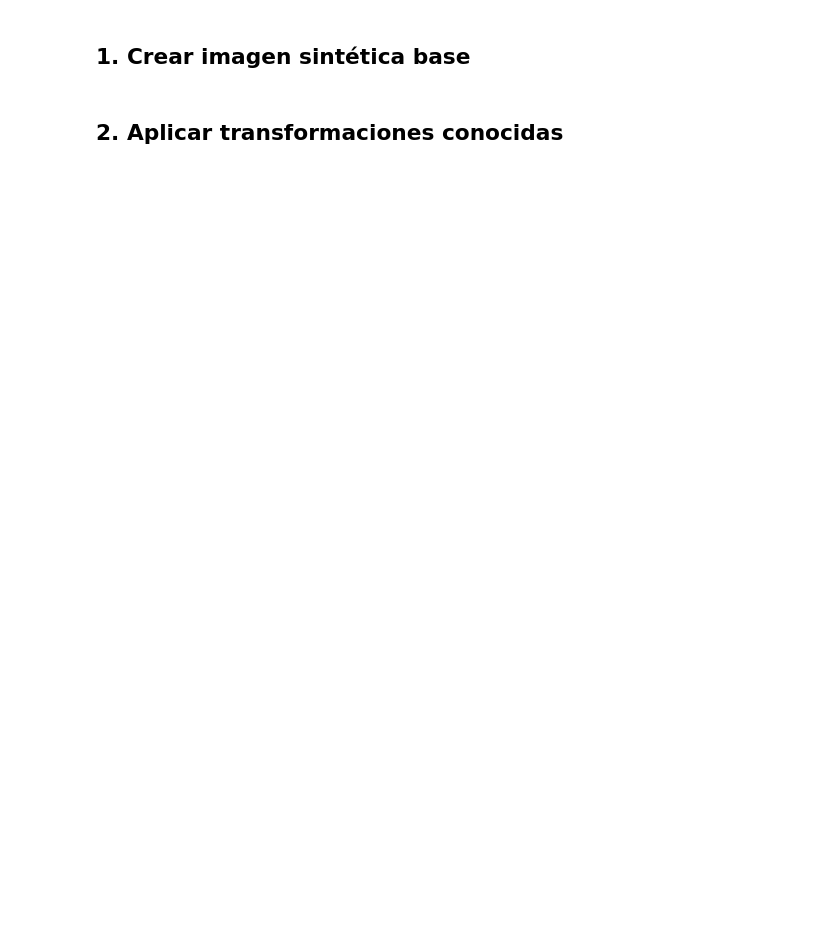
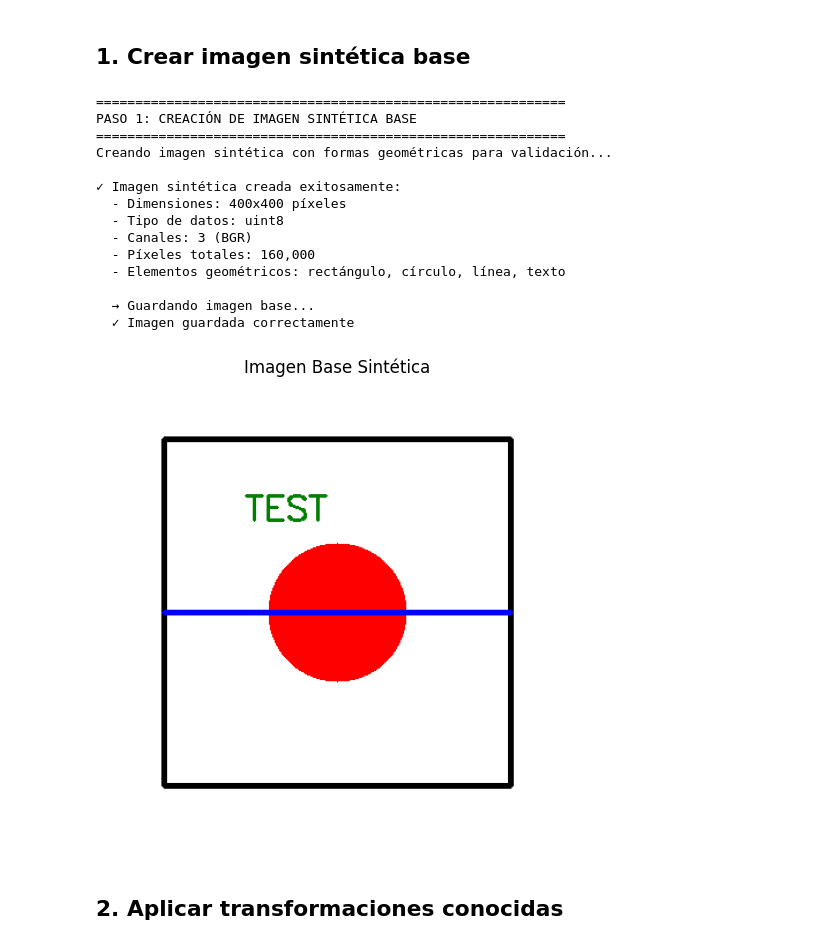
Before and after one commit to DanielaBuitrago-06/Trabajo2, a Jupyter notebook: notebooks/1_validate_img_synthetic.ipynb, the cells around one changed output. Saved outputs shown, nothing was run; the diff lists cells and outputs as text; code cells hidden in the pictures; blank space fills up the shorter version.

```diff
--- a/notebooks/1_validate_img_synthetic.ipynb
+++ b/notebooks/1_validate_img_synthetic.ipynb
@@ -50,18 +71,66 @@ sys.stdout = tee
 ## 1. Crear imagen sintética base
 # %%
 def create_synthetic_image(size=(400, 400)):
+    """
+    Crea una imagen sintética con formas geométricas para validación.
+
+    La imagen contiene:
+    - Fondo blanco
+    - Rectángulo negro (bordes)
+    - Círculo rojo (centro)
+    - Línea azul horizontal
+    - Texto verde "TEST"
+
+    Esta imagen se usa como referencia para validar el proceso de registro,
+    ya que tiene características distintivas que pueden ser detectadas después
+    de aplicar transformaciones.
+    """
     img = np.ones((size[0], size[1], 3), dtype=np.uint8) * 255
     cv2.rectangle(img, (50, 50), (350, 350), (0, 0, 0), 4)
     cv2.circle(img, (200, 200), 60, (0, 0, 255), -1)
     cv2.line(img, (50, 200), (350, 200), (255, 0, 0), 3)
     cv2.putText(img, "TEST", (120, 120), cv2.FONT_HERSHEY_SIMPLEX, 1, (0,128,0), 2)
     return img
 
+log_print("=" * 60)
+log_print("PASO 1: CREACIÓN DE IMAGEN SINTÉTICA BASE")
+log_print("=" * 60)
+log_print("Creando imagen sintética con formas geométricas para validación...")
+
 base_img = create_synthetic_image()
-cv2.imwrite(os.path.join(output_dir, 'base_img.jpg'), base_img)
+log_print(f"\n✓ Imagen sintética creada exitosamente:")
+log_print(f"  - Dimensiones: {base_img.shape[1]}x{base_img.shape[0]} píxeles")
+log_print(f"  - Tipo de datos: {base_img.dtype}")
+log_print(f"  - Canales: {base_img.shape[2]} (BGR)")
+log_print(f"  - Píxeles totales: {base_img.shape[0]*base_img.shape[1]:,}")
+log_print(f"  - Elementos geométricos: rectángulo, círculo, línea, texto")
+
+# Guardar imagen
+log_print(f"\n  → Guardando imagen base...")
+base_img_path = os.path.join(output_dir, 'base_img.jpg')
+cv2.imwrite(base_img_path, base_img)
+log_print(f"  ✓ Imagen guardada correctamente")
+
 plt.imshow(cv2.cvtColor(base_img, cv2.COLOR_BGR2RGB))
-plt.title("Imagen Base")
+plt.title("Imagen Base Sintética")
 plt.axis('off')
 plt.show()
+log_print("\n")
+# %% [output]
+============================================================
+PASO 1: CREACIÓN DE IMAGEN SINTÉTICA BASE
+============================================================
+Creando imagen sintética con formas geométricas para validación...
+
+✓ Imagen sintética creada exitosamente:
+  - Dimensiones: 400x400 píxeles
+  - Tipo de datos: uint8
+  - Canales: 3 (BGR)
+  - Píxeles totales: 160,000
+  - Elementos geométricos: rectángulo, círculo, línea, texto
+
+  → Guardando imagen base...
+  ✓ Imagen guardada correctamente
+[figure, added]
 # %% [markdown]
 ## 2. Aplicar transformaciones conocidas
```
Also changed, not shown: parts of 10 cells of this notebook, 11 other files.
